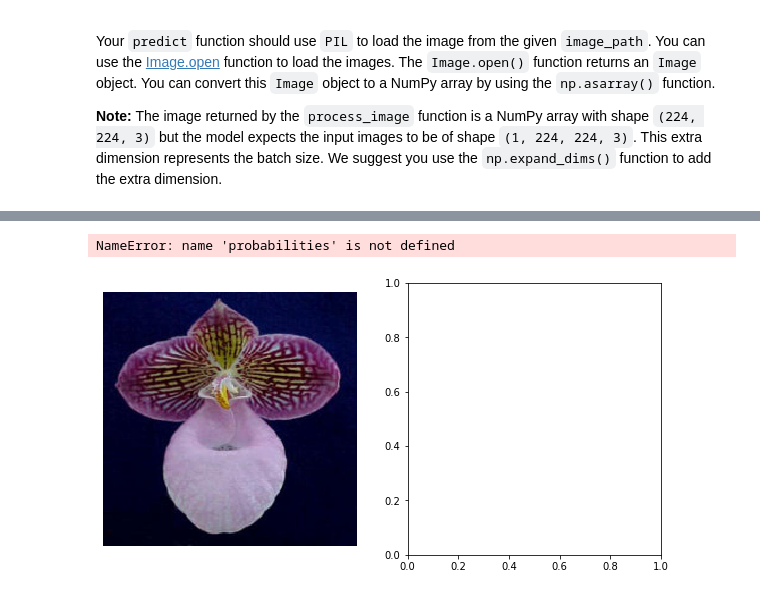
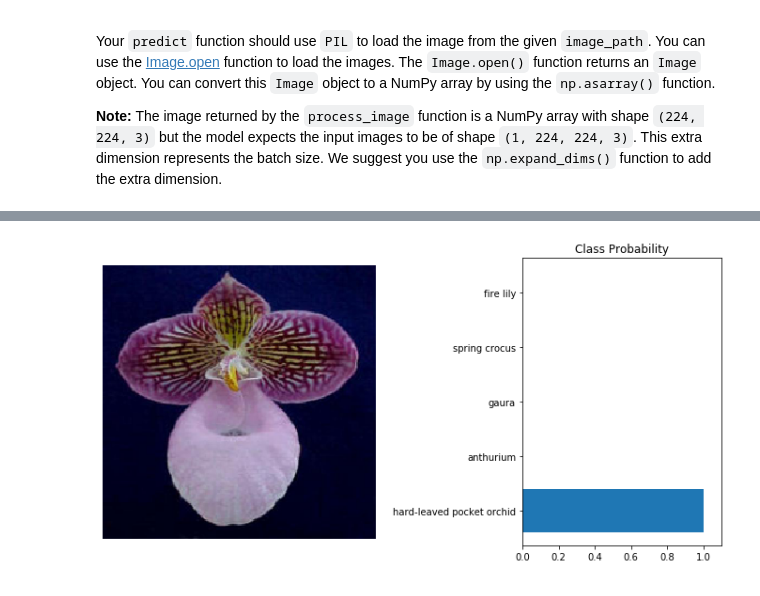
Before and after one commit to IoannisGeorgousis/image-classifier, a Jupyter notebook: project.ipynb, the cells around one changed output, grey strips where cells are left out. Cells and saved outputs as stored; diff of their text form; code cells hidden in the pictures.

```diff
--- a/Project_Image_Classifier_Project.ipynb
+++ b/project.ipynb
@@ -389,7 +389,7 @@ def predict(image_path, model, top_k):
     # Calculate top K classes and probilities
     y = y[0]
     indices = y.argsort()[::-1][:top_k]
-    probabilities = y[indices]
+    probs = y[indices]
     classes = indices + 1
 
     return probs, classes
@@ -411,30 +411,18 @@ You can convert from the class integer labels to actual flower names using `clas
 # %%
 # Plot the input image along with the top 5 classes
 probs, classes = predict(image_path, model, 5)
 classes_str = [class_names[str(i)] for i in classes]
 
 fig, (ax1, ax2) = plt.subplots(figsize=(10,5), ncols=2)
 ax1.imshow(processed_test_image, cmap = plt.cm.binary)
 ax1.axis('off')
-ax2.barh(np.arange(len(classes)), probabilities)
+ax2.barh(np.arange(len(classes)), probs)
 ax2.set_aspect(0.3)
 ax2.set_yticks(np.arange(len(classes)))
 ax2.set_yticklabels(classes_str)
 ax2.set_title('Class Probability')
 ax2.set_xlim(0, 1.1)
 plt.tight_layout()
 plt.show()
-
-fig, (ax1, ax2) = plt.subplots(figsize=(6,9), ncols=2)
-ax1.imshow(first_image, cmap = plt.cm.binary)
-ax1.axis('off')
-ax2.barh(np.arange(10), ps[0])
-ax2.set_aspect(0.1)
-ax2.set_yticks(np.arange(10))
-ax2.set_yticklabels(np.arange(10))
-ax2.set_title('Class Probability')
-ax2.set_xlim(0, 1.1)
-plt.tight_layout()
 # %% [output]
-NameError: name 'probabilities' is not defined
-[figure, old version]
+[figure, new version]
```
